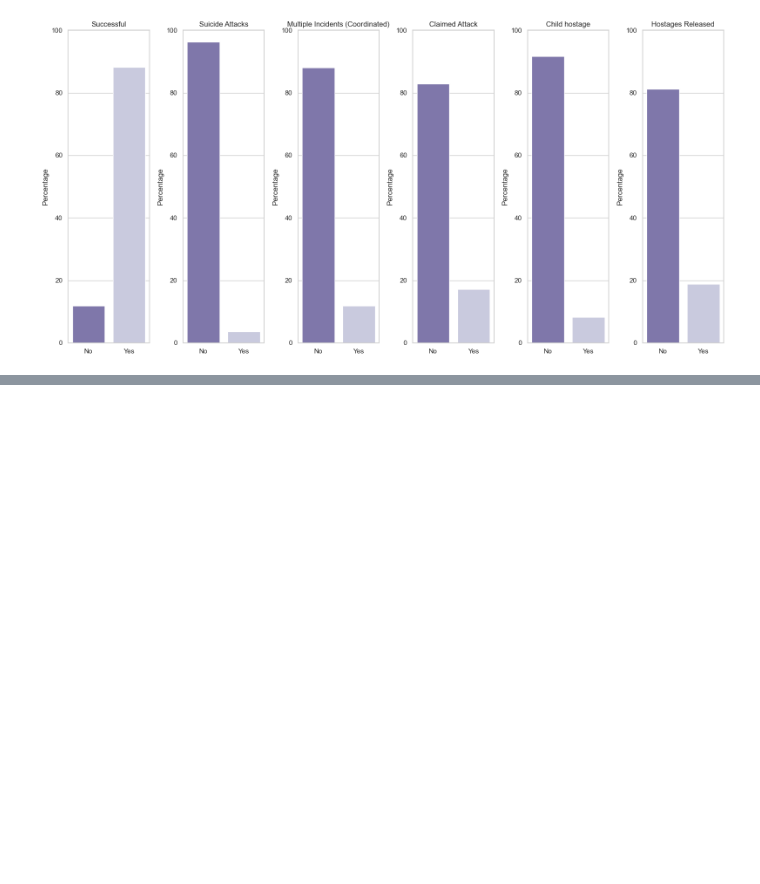
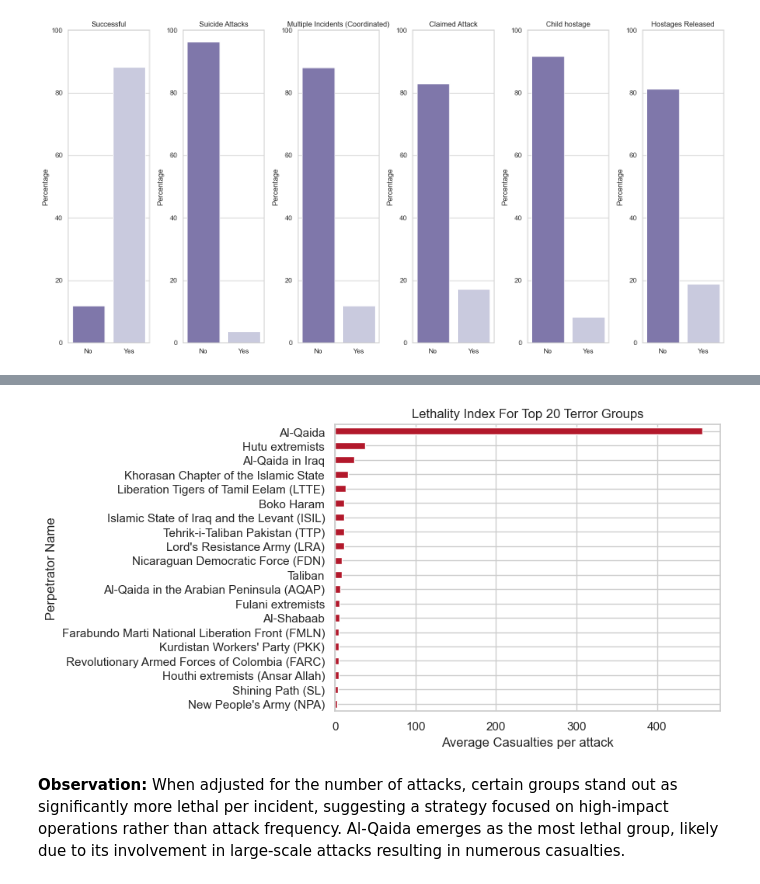
Before and after one commit to anvony/gtd-eda-project, a Jupyter notebook: gtd_eda.ipynb, the cells around one changed output, grey strips where cells are left out. Saved outputs shown, nothing was run; the diff lists cells and outputs as text; code cells hidden in the pictures; blank space fills up the shorter version.

```diff
--- a/gtd_eda.ipynb
+++ b/gtd_eda.ipynb
@@ -846,0 +898,31 @@ From this data we can observe:
+# %%
+group_incidents = (
+    terror
+    .groupby("gname")
+    .size()
+    .rename("n_incidents")
+)
+
+group_impact = (
+    terror_groups
+    .merge(group_incidents, left_index=True, right_index=True)
+)
+
+#Creating a new column for our lethality index
+
+group_impact["lethality_index"]= (group_impact["nkill"] + group_impact["nwound"]) / group_impact["n_incidents"]
+
+group_impact.sort_values("lethality_index", ascending=True)["lethality_index"].plot(
+    kind="barh",
+    color= "#b2182b"
+)
+
+plt.xlabel("Average Casualties per attack")
+plt.ylabel("Perpetrator Name")
+plt.title("Lethality Index For Top 20 Terror Groups")
+plt.show()
+# %% [output]
+[figure, added]
+# %% [markdown]
+**Observation:**
+When adjusted for the number of attacks, certain groups stand out as significantly more lethal per incident, suggesting a strategy focused on high-impact operations rather than attack frequency. Al-Qaida emerges as the most lethal group, likely due to its involvement in large-scale attacks resulting in numerous casualties.
```
Also changed, not shown: parts of 10 cells of this notebook.
